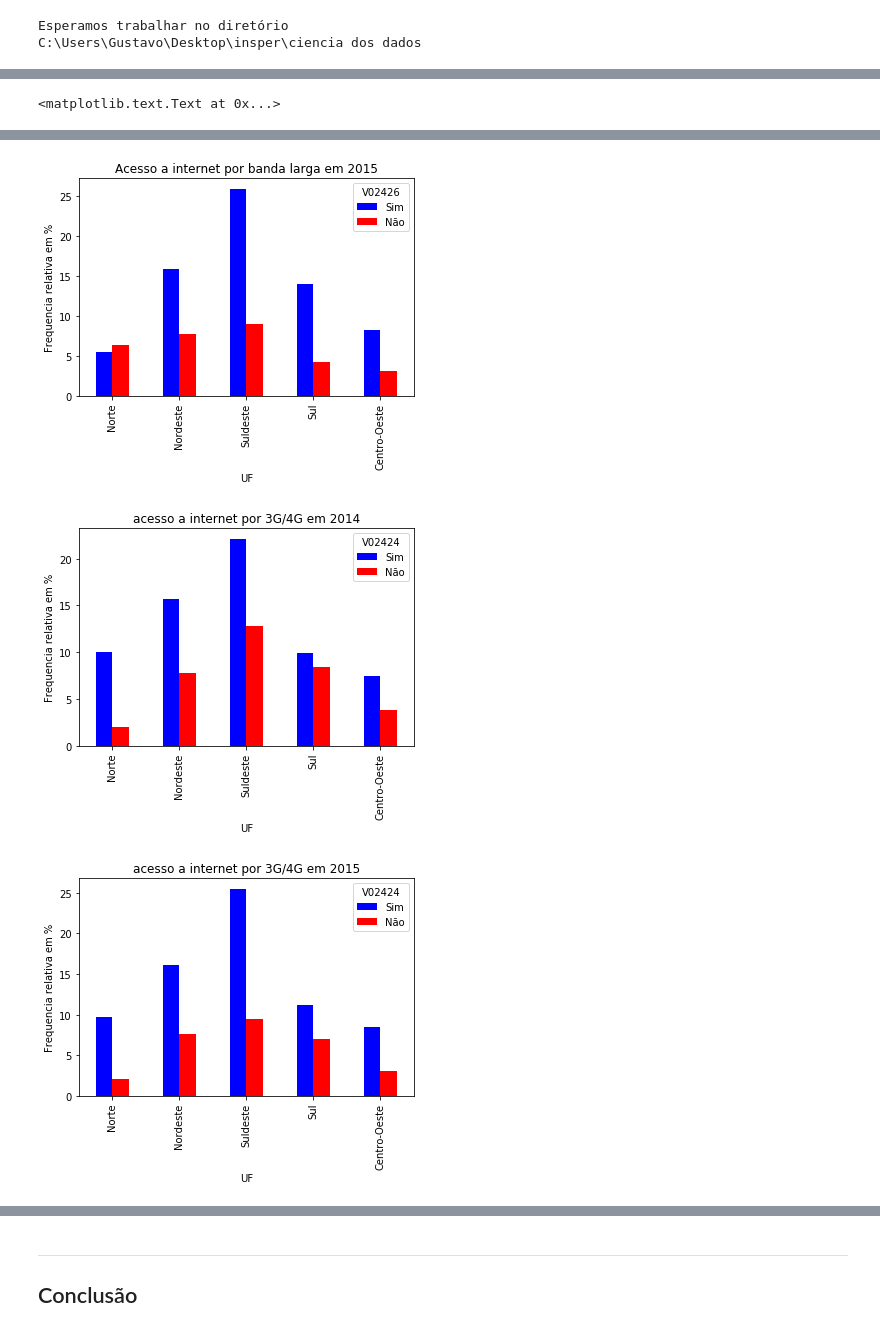
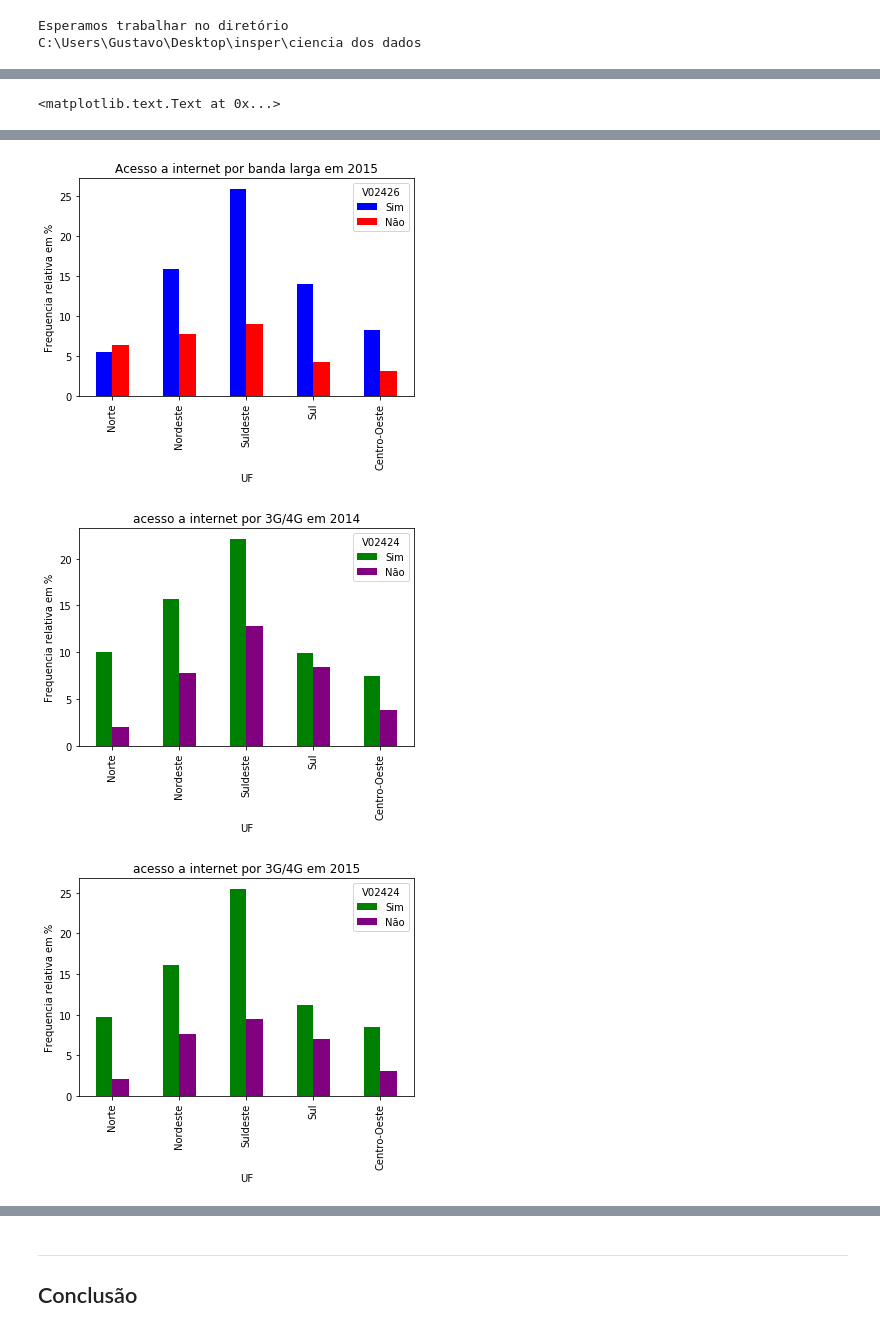
Before and after one commit to gubenites/Ciencia-dos-Dados, a Jupyter notebook: Projeto1 Layout.ipynb, the cells around one changed output, grey strips where cells are left out. Saved outputs shown, nothing was run; the diff lists cells and outputs as text; code cells hidden in the pictures.

```diff
--- a/Projeto1 Layout.ipynb
+++ b/Projeto1 Layout.ipynb
@@ -85,7 +85,7 @@ ct=pd.crosstab(dados2.UF,dados2.V02424, normalize=True)
 soma=ct.sum().sum()
 ct*100/soma
 ct = (ct/ct.sum().sum()*100).round(decimals=5)
-ct.plot(kind='bar',color=('blue','red'))
+ct.plot(kind='bar',color=('green','purple'))
 plt.ylabel('Frequencia relativa em %')
 plt.title('acesso a internet por 3G/4G em 2014')
 
@@ -93,7 +93,7 @@ ct=pd.crosstab([dados.UF],[dados.V02424], normalize=True)
 soma=ct.sum().sum()
 ct*100/soma
 ct = (ct/ct.sum().sum()*100).round(decimals=5)
-ct.plot(kind='bar',color=('blue','red'))
+ct.plot(kind='bar',color=('green','purple'))
 plt.ylabel('Frequencia relativa em %')
 plt.title('acesso a internet por 3G/4G em 2015')
 # %% [output]
@@ -113,12 +113,12 @@ See the caveats in the documentation: http://pandas.pydata.org/pandas-docs/stabl
 See the caveats in the documentation: http://pandas.pydata.org/pandas-docs/stable/indexing.html#indexing-view-versus-copy
 A value is trying to be set on a copy of a slice from a DataFrame
 
 See the caveats in the documentation: http://pandas.pydata.org/pandas-docs/stable/indexing.html#indexing-view-versus-copy
 <matplotlib.text.Text at 0x...>
 [figure]
 [figure]
-[figure, old version]
+[figure, new version]
-[figure, old version]
+[figure, new version]
 # %%
 ct5=pd.crosstab([dados2.V0105],[dados2.V02426])
 ct5.plot(kind='bar',color=('blue','red'))
```
Also changed, not shown: parts of 3 cells of this notebook.
